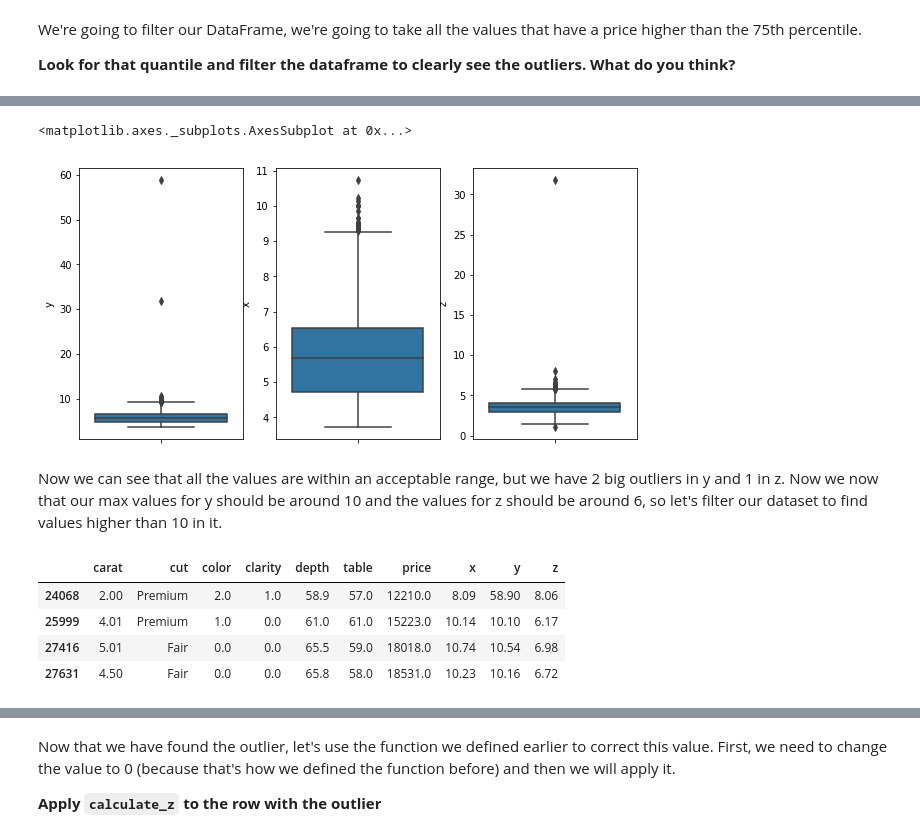
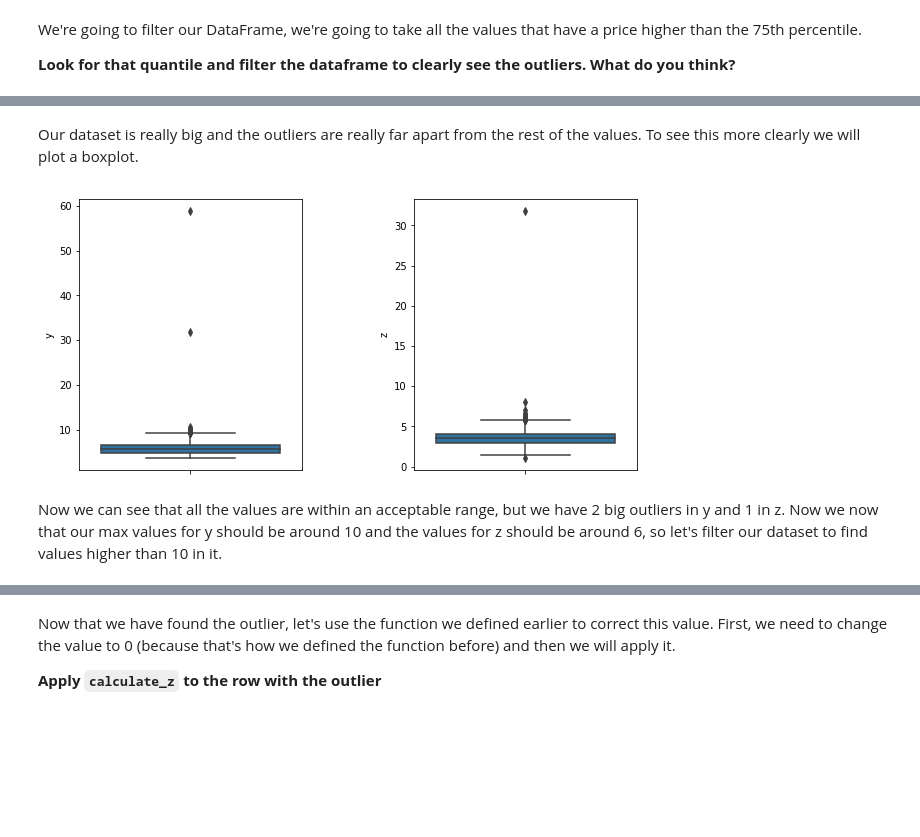
Before and after one commit to ta-data-bcn/Review-W4-Data-Cleaning-And-Descriptive-Statistics, a Jupyter notebook: code/1.- Data Cleaning.ipynb, the cells around one changed output, grey strips where cells are left out. Saved outputs shown, nothing was run; the diff lists cells and outputs as text; code cells hidden in the pictures; blank space fills up the shorter version.

Commit message:
Upload solutions

```diff
--- a/code/1.- Data Cleaning.ipynb
+++ b/code/1.- Data Cleaning.ipynb
@@ -252,0 +237,5 @@ diamonds.update(diamonds_filtered)
+# %%
+#Solution
+rows_with_zero = diamonds.query('x== 0 or z == 0 or y == 0').copy()
+rows_with_zero['z'] = rows_with_zero.apply(calculate_z, axis=1)
+diamonds.update(rows_with_zero)
@@ -253,3 +250,3 @@ diamonds.update(diamonds_filtered)
 # %%
-cols = ['x', 'y', 'z']
-diamonds[cols] = diamonds[cols].replace(0, np.NaN)
+#Solution
+diamonds[['x','y','z']] = diamonds[['x','y','z']].replace(0, np.NaN)
@@ -270,2 +252,0 @@ dtype: int64
-# %%
-diamonds.dropna(inplace=True)
@@ -303,0 +338,3 @@ Let's check the data again with the `describe()` method.
+# %%
+#Solution
+diamonds = diamonds.dropna()
@@ -357,23 +421,15 @@ a
+# %% [markdown]
+Our dataset is really big and the outliers are really far apart from the rest of the values. To see this more clearly we will plot a boxplot.
 # %%
-#your code here
-fig, ax = plt.subplots(1,3, figsize=(10, 5))
+#Run this code
+fig, ax = plt.subplots(1,2, figsize=(10, 5))
 sns.boxplot(y=diamonds.y, ax=ax[0])
-sns.boxplot(y=diamonds.x, ax=ax[1])
-sns.boxplot(y=diamonds.z, ax=ax[2])
+sns.boxplot(y=diamonds.z, ax=ax[1])
+plt.subplots_adjust(wspace=0.5)
 # %% [output]
-<matplotlib.axes._subplots.AxesSubplot at 0x...>
-[figure, old version]
+[figure, new version]
 # %% [markdown]
 Now we can see that all the values are within an acceptable range, but we have 2 big outliers in y and 1 in z. Now we now that our max values for y should be around 10 and the values for z should be around 6, so let's filter our dataset to find values higher than 10 in it.
-# %%
-#your code here
-diamonds.loc[(diamonds.y > 10) & (diamonds.z > 6)]
-# %% [output]
-|  | carat | cut | color | clarity | depth | table | price | x | y | z |
-| 24068 | 2.00 | Premium | 2.0 | 1.0 | 58.9 | 57.0 | 12210.0 | 8.09 | 58.90 | 8.06 |
-| 25999 | 4.01 | Premium | 1.0 | 0.0 | 61.0 | 61.0 | 15223.0 | 10.14 | 10.10 | 6.17 |
-| 27416 | 5.01 | Fair | 0.0 | 0.0 | 65.5 | 59.0 | 18018.0 | 10.74 | 10.54 | 6.98 |
-| 27631 | 4.50 | Fair | 0.0 | 0.0 | 65.8 | 58.0 | 18531.0 | 10.23 | 10.16 | 6.72 |
 # %%
 diamonds.loc[diamonds.z > 10]
 # %% [output]
```
Also changed, not shown: parts of 96 cells of this notebook, 1 other file.
